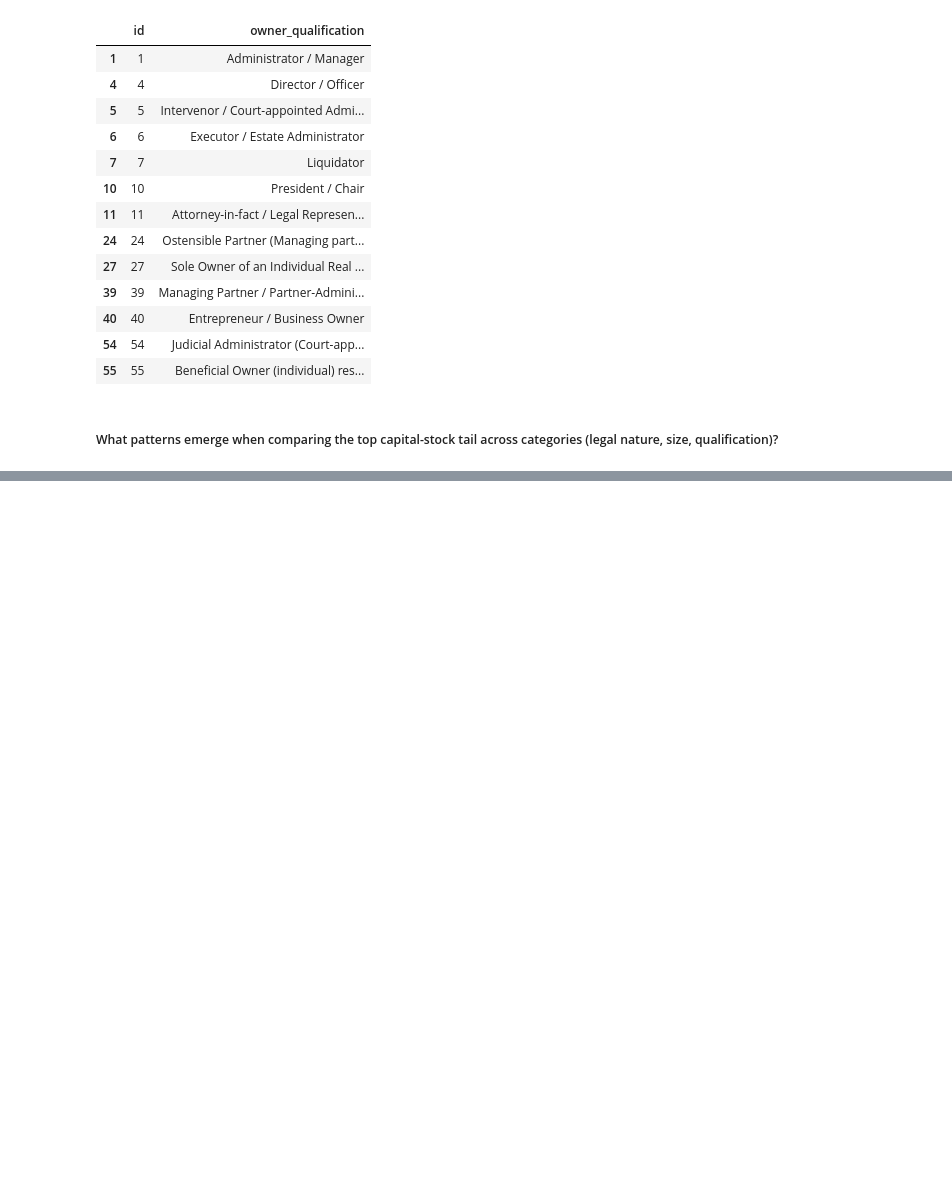
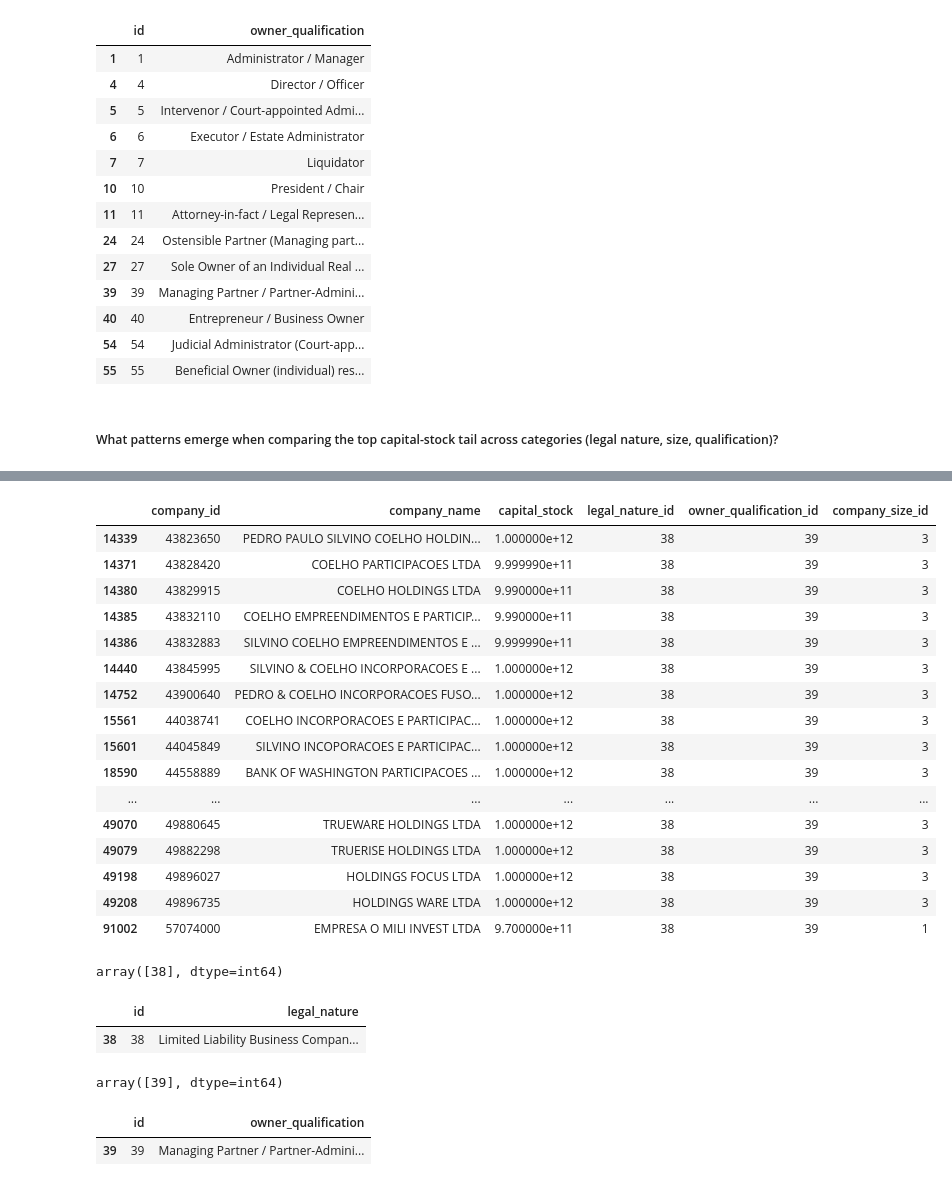
Before and after one commit to aaditbaldha2002/TidyTuesday_challenges, a Jupyter notebook: 2026/2026-01-27/eda.ipynb, the cells around one changed output, grey strips where cells are left out. Drawn from its saved outputs; the diff is of its cells as text; code cells hidden in the pictures; blank space fills up the shorter version.

```diff
--- a/2026/2026-01-27/eda.ipynb
+++ b/2026/2026-01-27/eda.ipynb
@@ -543,0 +563,38 @@ qualifications_df[qualifications_df['id'].isin(total_company_df['owner_qualifica
+# %%
+subset_df
+# %% [output]
+|  | company_id | company_name | capital_stock | legal_nature_id | owner_qualification_id | company_size_id |
+| 14339 | 43823650 | PEDRO PAULO SILVINO COELHO HOLDIN... | 1.000000e+12 | 38 | 39 | 3 |
+| 14371 | 43828420 | COELHO PARTICIPACOES LTDA | 9.999990e+11 | 38 | 39 | 3 |
+| 14380 | 43829915 | COELHO HOLDINGS LTDA | 9.990000e+11 | 38 | 39 | 3 |
+| 14385 | 43832110 | COELHO EMPREENDIMENTOS E PARTICIP... | 9.990000e+11 | 38 | 39 | 3 |
+| 14386 | 43832883 | SILVINO COELHO EMPREENDIMENTOS E ... | 9.999990e+11 | 38 | 39 | 3 |
+| 14440 | 43845995 | SILVINO & COELHO INCORPORACOES E ... | 1.000000e+12 | 38 | 39 | 3 |
+| 14752 | 43900640 | PEDRO & COELHO INCORPORACOES FUSO... | 1.000000e+12 | 38 | 39 | 3 |
+| 15561 | 44038741 | COELHO INCORPORACOES E PARTICIPAC... | 1.000000e+12 | 38 | 39 | 3 |
+| 15601 | 44045849 | SILVINO INCOPORACOES E PARTICIPAC... | 1.000000e+12 | 38 | 39 | 3 |
+| 18590 | 44558889 | BANK OF WASHINGTON PARTICIPACOES ... | 1.000000e+12 | 38 | 39 | 3 |
+| ... | ... | ... | ... | ... | ... | ... |
+| 49070 | 49880645 | TRUEWARE HOLDINGS LTDA | 1.000000e+12 | 38 | 39 | 3 |
+| 49079 | 49882298 | TRUERISE HOLDINGS LTDA | 1.000000e+12 | 38 | 39 | 3 |
+| 49198 | 49896027 | HOLDINGS FOCUS LTDA | 1.000000e+12 | 38 | 39 | 3 |
+| 49208 | 49896735 | HOLDINGS WARE LTDA | 1.000000e+12 | 38 | 39 | 3 |
+| 91002 | 57074000 | EMPRESA O MILI INVEST LTDA | 9.700000e+11 | 38 | 39 | 1 |
+# %%
+subset_df['legal_nature_id'].unique()
+# %% [output]
+array([38], dtype=int64)
+# %%
+legal_nature_df[legal_nature_df['id']==38]
+# %% [output]
+|  | id | legal_nature |
+| 38 | 38 | Limited Liability Business Compan... |
+# %%
+subset_df['owner_qualification_id'].unique()
+# %% [output]
+array([39], dtype=int64)
+# %%
+qualifications_df[qualifications_df['id'].isin(subset_df['owner_qualification_id'].unique())]
+# %% [output]
+|  | id | owner_qualification |
+| 39 | 39 | Managing Partner / Partner-Admini... |
```
Also changed, not shown: parts of 5 cells of this notebook.
